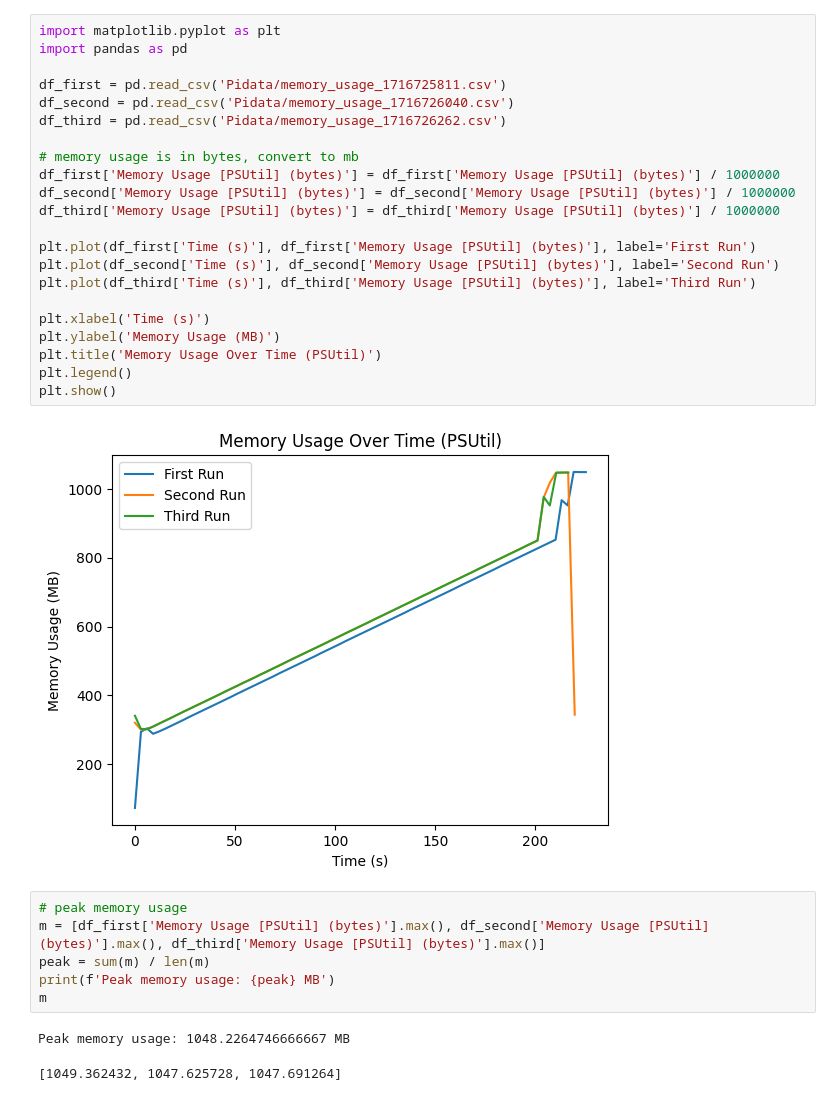
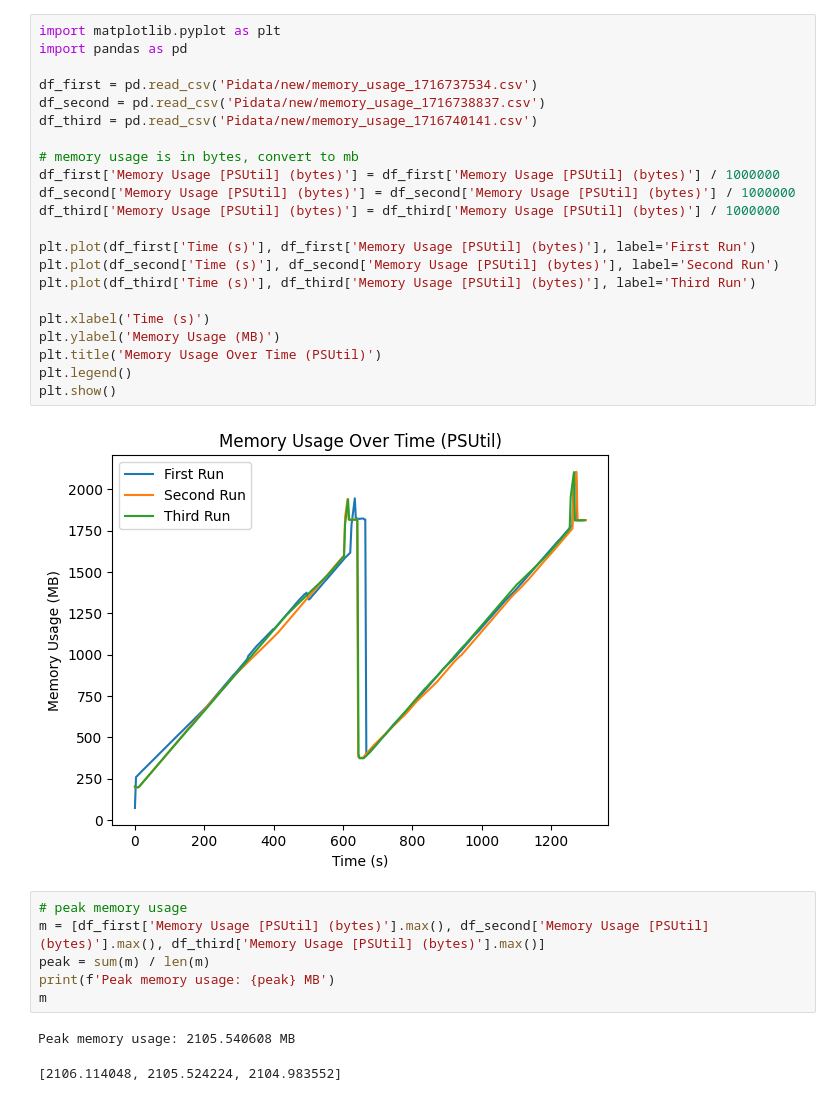
Before and after one commit to kilianbartz/hetcomp, a Jupyter notebook: Aufgabe1/plot_pi.ipynb, the cells around one changed output. Saved outputs shown, nothing was run; the diff lists cells and outputs as text.

```diff
--- a/Aufgabe1/plot_pi.ipynb
+++ b/Aufgabe1/plot_pi.ipynb
@@ -1,27 +1,27 @@
 # %%
 import matplotlib.pyplot as plt
 import pandas as pd
 
-df_first = pd.read_csv('Pidata/memory_usage_1716725811.csv')
-df_second = pd.read_csv('Pidata/memory_usage_1716726040.csv')
-df_third = pd.read_csv('Pidata/memory_usage_1716726262.csv')
+df_first = pd.read_csv('Pidata/new/memory_usage_1716737534.csv')
+df_second = pd.read_csv('Pidata/new/memory_usage_1716738837.csv')
+df_third = pd.read_csv('Pidata/new/memory_usage_1716740141.csv')
 
 # memory usage is in bytes, convert to mb
 df_first['Memory Usage [PSUtil] (bytes)'] = df_first['Memory Usage [PSUtil] (bytes)'] / 1000000
 df_second['Memory Usage [PSUtil] (bytes)'] = df_second['Memory Usage [PSUtil] (bytes)'] / 1000000
 df_third['Memory Usage [PSUtil] (bytes)'] = df_third['Memory Usage [PSUtil] (bytes)'] / 1000000
 
 plt.plot(df_first['Time (s)'], df_first['Memory Usage [PSUtil] (bytes)'], label='First Run')
 plt.plot(df_second['Time (s)'], df_second['Memory Usage [PSUtil] (bytes)'], label='Second Run')
 plt.plot(df_third['Time (s)'], df_third['Memory Usage [PSUtil] (bytes)'], label='Third Run')
 
 plt.xlabel('Time (s)')
 plt.ylabel('Memory Usage (MB)')
 plt.title('Memory Usage Over Time (PSUtil)')
 plt.legend()
 plt.show()
 # %% [output]
-[figure, old version]
+[figure, new version]
 # %%
 # peak memory usage
 m = [df_first['Memory Usage [PSUtil] (bytes)'].max(), df_second['Memory Usage [PSUtil] (bytes)'].max(), df_third['Memory Usage [PSUtil] (bytes)'].max()]
@@ -29,8 +29,8 @@ peak = sum(m) / len(m)
 print(f'Peak memory usage: {peak} MB')
 m
 # %% [output]
-Peak memory usage: 1048.2264746666667 MB
+Peak memory usage: 2105.540608 MB
-[1049.362432, 1047.625728, 1047.691264]
+[2106.114048, 2105.524224, 2104.983552]
 # %%
 # starting usage
 starts = [df_first['Memory Usage [PSUtil] (bytes)'][0], df_second['Memory Usage [PSUtil] (bytes)'][0], df_third['Memory Usage [PSUtil] (bytes)'][0]]
```
Also changed, not shown: parts of 1 cell of this notebook, 3 other files.
